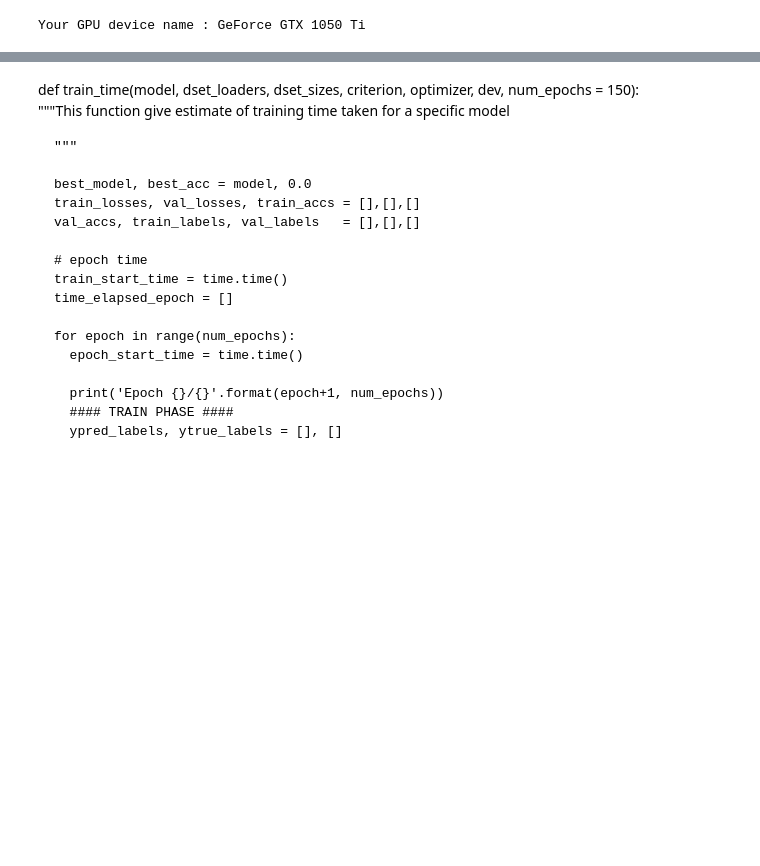
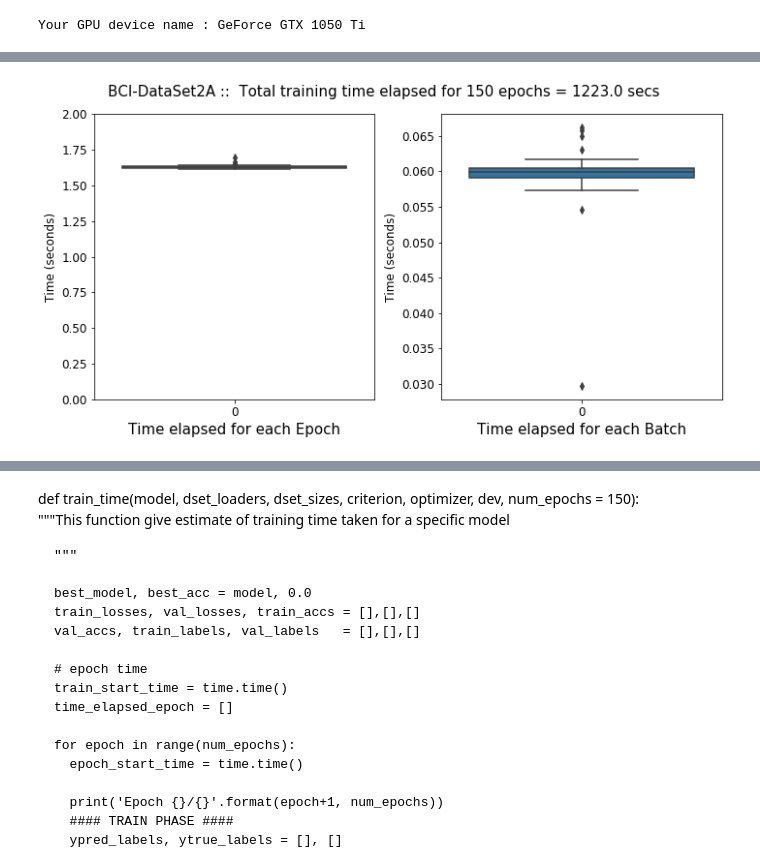
Before and after one commit to berdakh/eeg-pytorch, a Jupyter notebook: train_method.ipynb, the cells around one changed output, grey strips where cells are left out. Saved outputs shown, nothing was run; the diff lists cells and outputs as text; code cells hidden in the pictures; blank space fills up the shorter version.

```diff
--- a/train_method.ipynb
+++ b/train_method.ipynb
@@ -163,0 +207,5 @@ df.describe()
+# %%
+dname = 'BNCI2014001'
+plotbar(dname, d)
+# %% [output]
+[figure, added]
```
Also changed, not shown: parts of 22 cells of this notebook, 10 other files.
